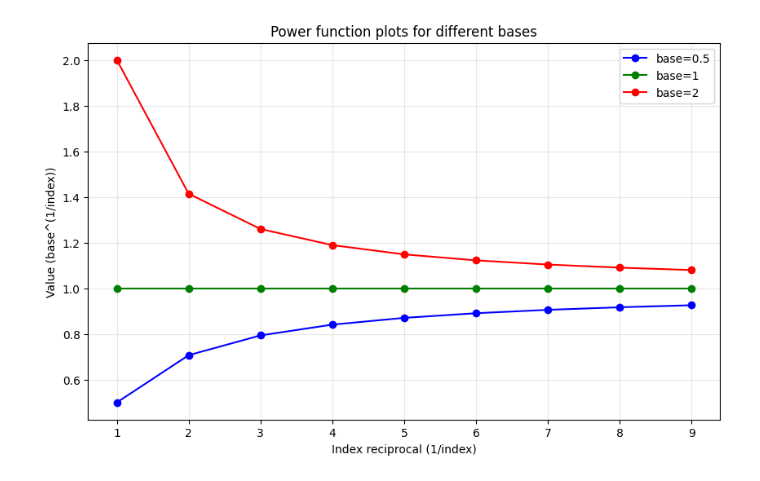
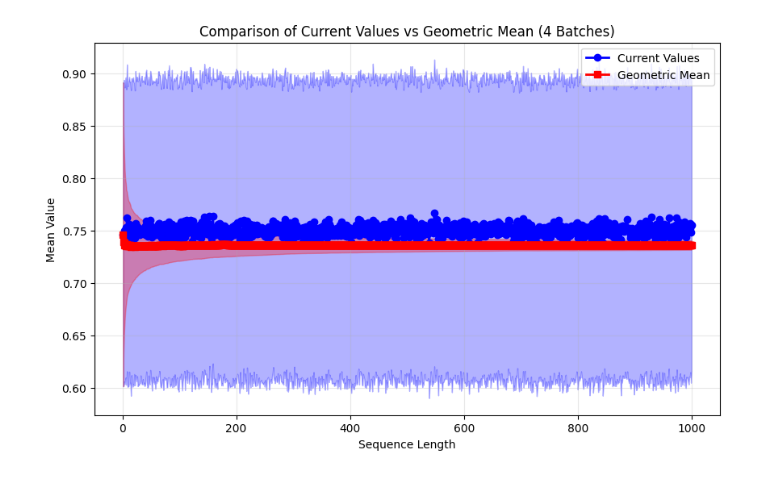
Before and after one commit to KLGR123/KLGR123.github.io, a Jupyter notebook: assets/jupyter/reinforcement-learning/gspo.ipynb, the cells around one changed output. Cells and saved outputs as stored; diff of their text form; code cells hidden in the pictures.

```diff
--- a/assets/jupyter/reinforcement-learning/gspo.ipynb
+++ b/assets/jupyter/reinforcement-learning/gspo.ipynb
@@ -3,26 +5,80 @@
 # %%
 import math
-math.sqrt(2) == math.pow(2, 1/2)
 import matplotlib.pyplot as plt
 import numpy as np
 
-# Generate data
-bases = [1/2, 1, 2]
-indices = range(1, 10)
-colors = ['blue', 'green', 'red']
-labels = ['base=0.5', 'base=1', 'base=2']
+# Set random seed for reproducibility
+np.random.seed(42)
+
+# Generate 4 batches of sample data points
+num_batches = 1000
+sequence_length = 1000
+
+# Generate data for each batch
+all_current_values = []
+all_geometric_means = []
+
+for batch in range(num_batches):
+    data_points = [np.random.uniform(0.5, 1.) for _ in range(sequence_length)]
+
+    # Calculate current values and geometric mean for cumulative sequences
+    sequence_lengths = range(1, sequence_length + 1)
+    current_values = []
+    geometric_means = []
+
+    for length in sequence_lengths:
+        current_data = data_points[:length]
+
+        # Current value (the data point at current position)
+        current_value = data_points[length-1]
+        current_values.append(current_value)
+
+        # Geometric mean
+        product = 1
+        for x in current_data:
+            product *= x
+        geometric_mean = product ** (1/length)
+        geometric_means.append(geometric_mean)
+
+    all_current_values.append(current_values)
+    all_geometric_means.append(geometric_means)
+
+# Convert to numpy arrays for easier calculation
+all_current_values = np.array(all_current_values)
+all_geometric_means = np.array(all_geometric_means)
+
+# Calculate mean and standard deviation across batches
+current_mean = np.mean(all_current_values, axis=0)
+current_std = np.std(all_current_values, axis=0)
+geom_mean = np.mean(all_geometric_means, axis=0)
+geom_std = np.std(all_geometric_means, axis=0)
+
+sequence_lengths = range(1, sequence_length + 1)
 
 plt.figure(figsize=(10, 6))
 
-for i, base in enumerate(bases):
-    values = [math.pow(base, 1/index) for index in indices]
-    plt.plot(indices, values, marker='o', color=colors[i], label=labels[i])
+# Plot current values with variance band
+plt.plot(sequence_lengths, current_mean, marker='o', color='blue',
+         label='Current Values', linewidth=2)
+plt.fill_between(sequence_lengths, current_mean - current_std, current_mean + current_std,
+                 color='blue', alpha=0.3)
 
-plt.xlabel('Index reciprocal (1/index)')
-plt.ylabel('Value (base^(1/index))')
-plt.title('Power function plots for different bases')
+# Plot geometric mean with variance band
+plt.plot(sequence_lengths, geom_mean, marker='s', color='red',
+         label='Geometric Mean', linewidth=2)
+plt.fill_between(sequence_lengths, geom_mean - geom_std, geom_mean + geom_std,
+                 color='red', alpha=0.3)
+
+plt.xlabel('Sequence Length')
+plt.ylabel('Mean Value')
+plt.title('Comparison of Current Values vs Geometric Mean (4 Batches)')
 plt.legend()
 plt.grid(True, alpha=0.3)
 plt.show()
+
+# Print summary statistics
+print("Current Values (final):", round(current_mean[-1], 3), "± ", round(current_std[-1], 3))
+print("Geometric Mean (final):", round(geom_mean[-1], 3), "± ", round(geom_std[-1], 3))
+print(current_mean[-1] - geom_mean[-1])
 # %% [output]
-[figure, old version]
+[figure, new version]
```
Also changed, not shown: parts of 5 cells of this notebook, 5 other files.
